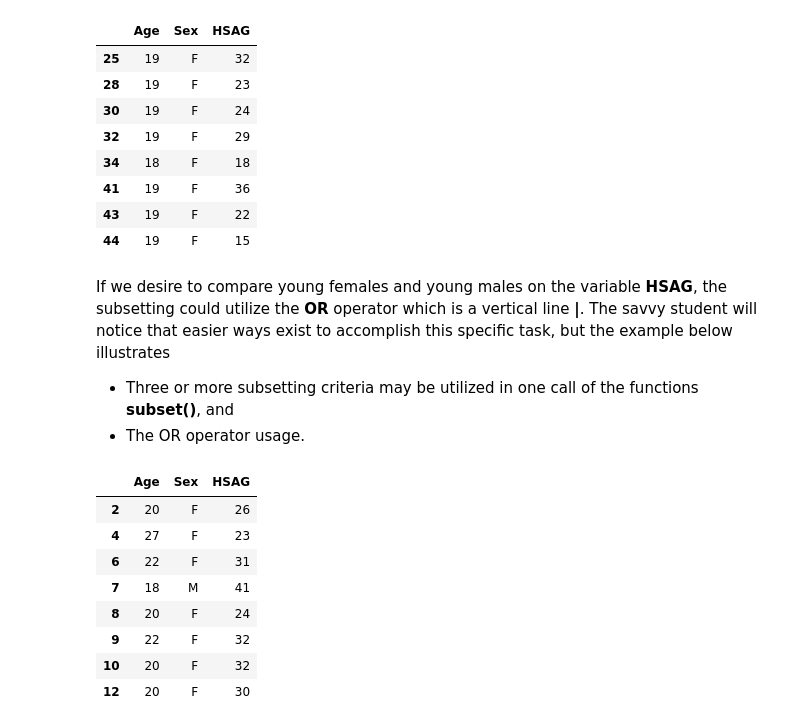
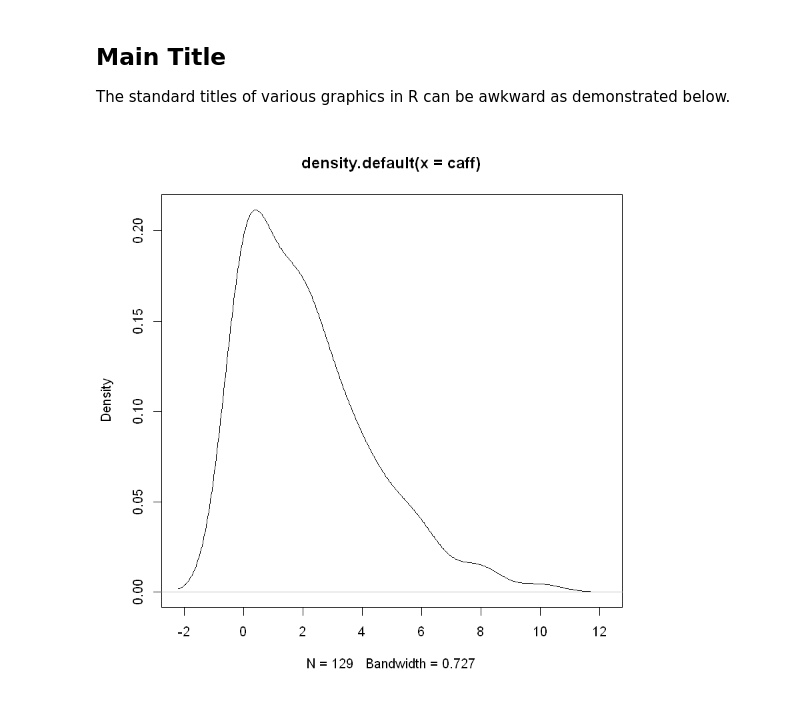
Before and after one commit to StraightDraw/probstat, a Jupyter notebook: A2a.ipynb, the cells around one changed output. Cells and saved outputs as stored; diff of their text form; code cells hidden in the pictures.

Commit message:
Adding graphics option section

```diff
--- a/A2a.ipynb
+++ b/A2a.ipynb
@@ -9,4 +5,3 @@ We create the new data frame **females** which is made up of rows from the **per
 # %%
 pers <- read.csv('https://faculty.ung.edu/rsinn/data/personality.csv')
-females <- subset(pers, Sex == 'F')
-head(females, 5)
+caff <- pers$Caff
@@ -54,39 +8,8 @@ We can use the **AND** operator **&** along with the **OR** operator **|** to co
-# %%
-aghumor_fem <- subset(pers, Sex == 'F' & Age < 20)
-
-## Selecting relevant columns for ease of inspection
-aghumor_fem <- aghumor_fem[,c('Age','Sex', 'HSAG')]
-
-head(aghumor_fem, 8)
-# %% [output]
-|  | Age | Sex | HSAG |
-| 25 | 19 | F | 32 |
-| 28 | 19 | F | 23 |
-| 30 | 19 | F | 24 |
-| 32 | 19 | F | 29 |
-| 34 | 18 | F | 18 |
-| 41 | 19 | F | 36 |
-| 43 | 19 | F | 22 |
-| 44 | 19 | F | 15 |
-# %% [markdown]
-If we desire to compare young females and young males on the variable **HSAG**, the subsetting could utilize the **OR** operator which is a vertical line **|**. The savvy student will notice that easier ways exist to accomplish this specific task, but the example below illustrates
-
-- Three or more subsetting criteria may be utilized in one call of the functions **subset()**, and
-- The OR operator usage.
-# %%
-aghumor <- subset(pers, Sex == 'F' | Sex == 'M' & Age < 20)
-
-## Selecting relevant columns for ease of inspection
-aghumor <- aghumor[,c('Age','Sex', 'HSAG')]
-
-head(aghumor, 8)
-# %% [output]
-|  | Age | Sex | HSAG |
-| 2 | 20 | F | 26 |
-| 4 | 27 | F | 23 |
-| 6 | 22 | F | 31 |
-| 7 | 18 | M | 41 |
-| 8 | 20 | F | 24 |
-| 9 | 22 | F | 32 |
-| 10 | 20 | F | 32 |
-| 12 | 20 | F | 30 |
+# %% [markdown]
+## Main Title
+
+The standard titles of various graphics in R can be awkward as demonstrated below.
+# %%
+plot(density(caff))
+# %% [output]
+[figure, added]
```
Also changed, not shown: parts of 25 cells of this notebook, 43 other files.
